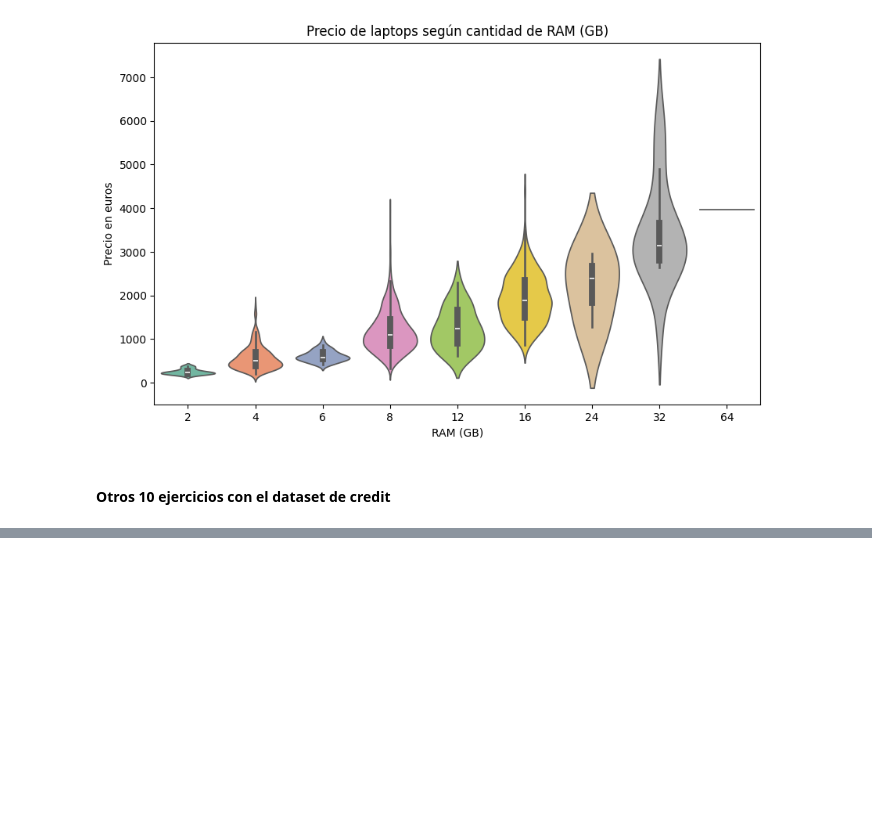
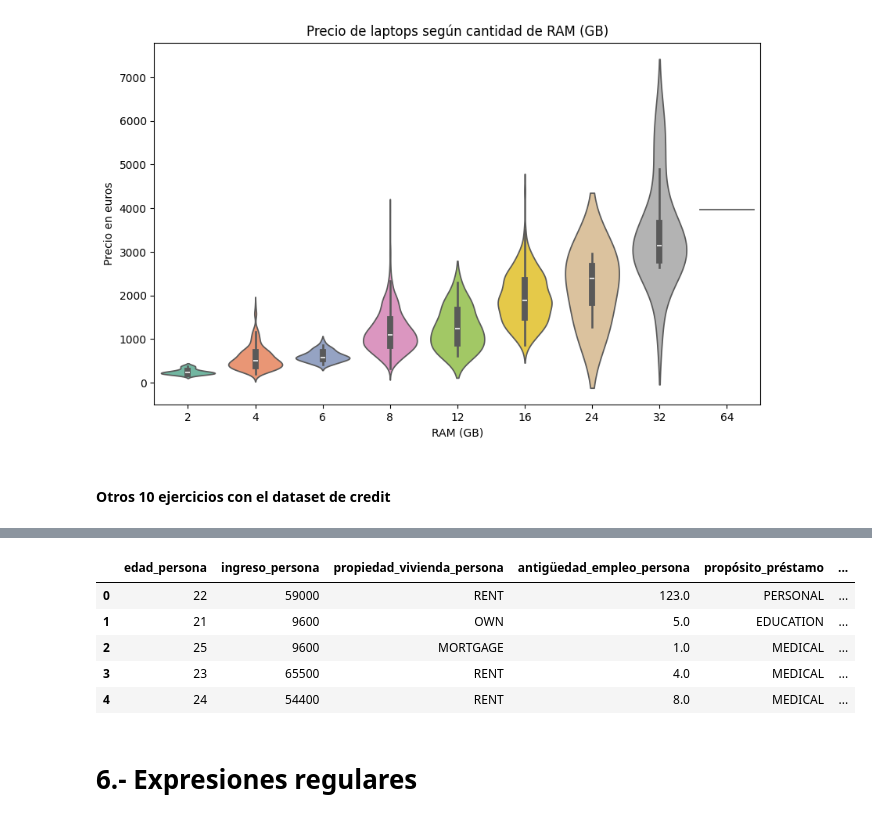
Before and after one commit to Jesus20MM/python-para-ciencia-de-datos, a Jupyter notebook: Ejercicios practicos.ipynb, the cells around one changed output, grey strips where cells are left out. Drawn from its saved outputs; the diff is of its cells as text; code cells hidden in the pictures; blank space fills up the shorter version.

```diff
--- a/Ejercicios practicos.ipynb
+++ b/Ejercicios practicos.ipynb
@@ -1689,0 +1699,29 @@ df_credit =
+# %%
+import pandas as pd
+
+# Suponiendo que tu DataFrame se llama df
+df_credit = df_credit.rename(columns={
+    'person_age': 'edad_persona',
+    'person_income': 'ingreso_persona',
+    'person_home_ownership': 'propiedad_vivienda_persona',
+    'person_emp_length': 'antigüedad_empleo_persona',
+    'loan_intent': 'propósito_préstamo',
+    'loan_grade': 'calificación_préstamo',
+    'loan_amnt': 'monto_préstamo',
+    'loan_int_rate': 'tasa_interés_préstamo',
+    'loan_status': 'estado_préstamo',
+    'loan_percent_income': 'porcentaje_ingreso_destinado_préstamo',
+    'cb_person_default_on_file': 'historial_incumplimiento_credito_cb',
+    'cb_person_cred_hist_length': 'antigüedad_historial_credito_cb'
+}, inplace=True)
+# %%
+df_credit.head(5)
+# %% [output]
+|  | edad_persona | ingreso_persona | propiedad_vivienda_persona | antigüedad_empleo_persona | propósito_préstamo | ... |
+| 0 | 22 | 59000 | RENT | 123.0 | PERSONAL | ... |
+| 1 | 21 | 9600 | OWN | 5.0 | EDUCATION | ... |
+| 2 | 25 | 9600 | MORTGAGE | 1.0 | MEDICAL | ... |
+| 3 | 23 | 65500 | RENT | 4.0 | MEDICAL | ... |
+| 4 | 24 | 54400 | RENT | 8.0 | MEDICAL | ... |
+# %% [markdown]
+# 6.- Expresiones regulares
```
Also changed, not shown: parts of 34 cells of this notebook, 2 other files.
